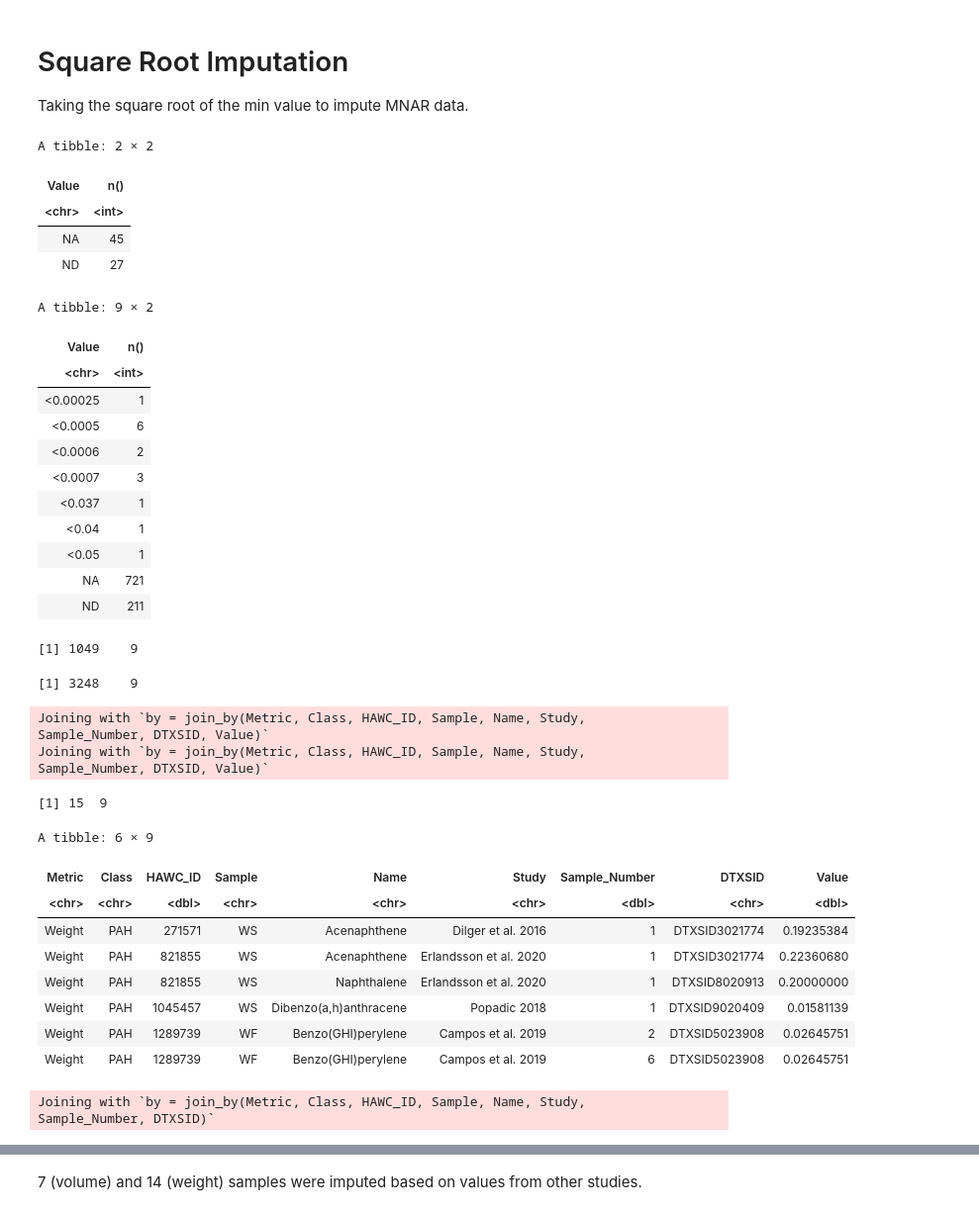
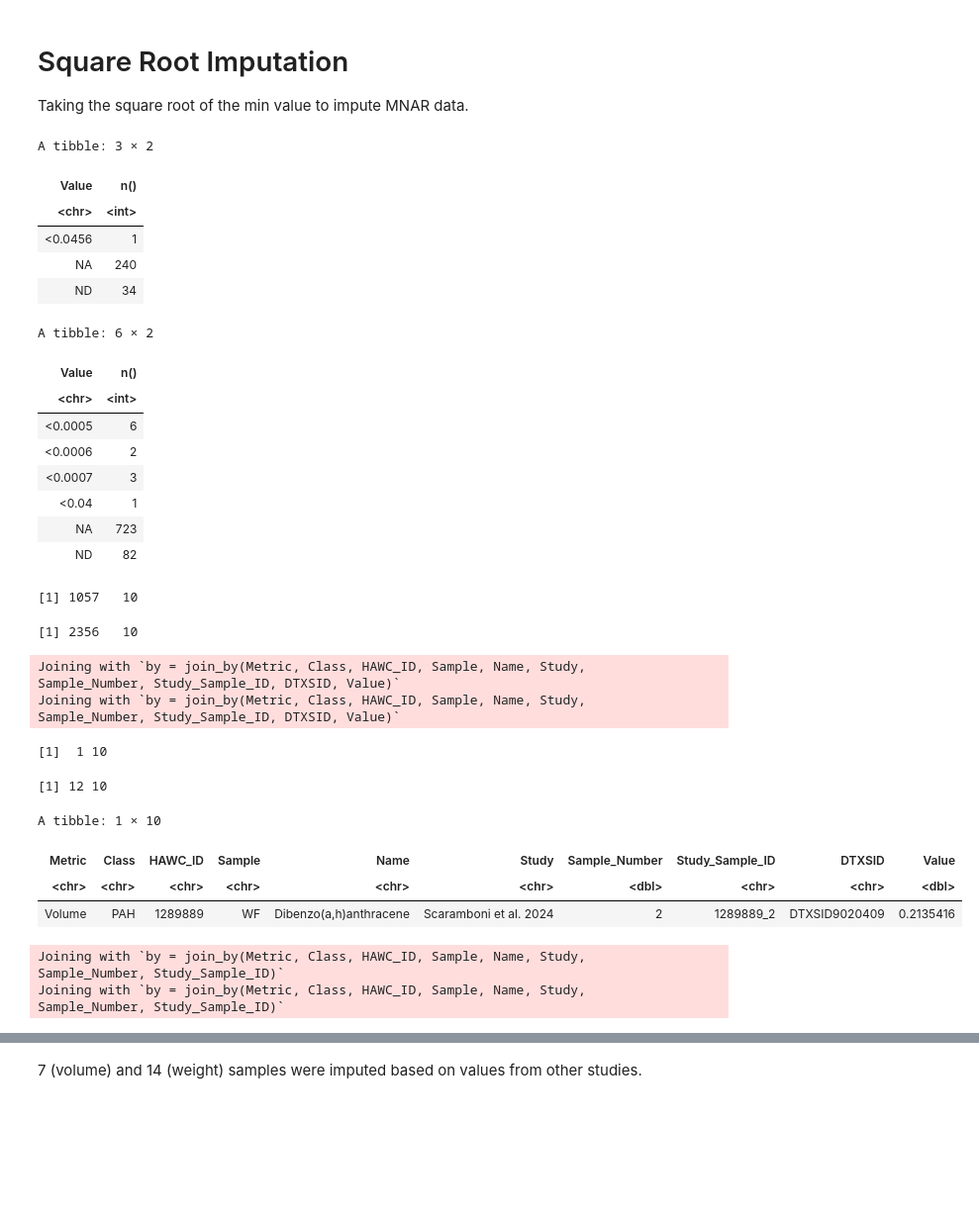
Before and after one commit to UNC-CEMALB/P1015.-Wildfire_Suffcient_Similiarity, a Jupyter notebook: 1. Data Processing/Data Processing.ipynb, the cells around one changed output, grey strips where cells are left out. Shown at 99% size. Drawn from its saved outputs; the diff is of its cells as text; code cells hidden in the pictures; blank space fills up the shorter version.

```diff
--- a/1. Data Processing/Data Processing.ipynb
+++ b/1. Data Processing/Data Processing.ipynb
@@ -2,7 +2,7 @@
 .libPaths(R.home('/opt/homebrew/Caskroom/miniforge/base/lib/R/library'))
 # %%
 Output = '/Users/alexis/Library/CloudStorage/OneDrive-UniversityofNorthCarolinaatChapelHill/CEMALB_DataAnalysisPM/Projects/P1015. Fire Sufficient Similarity/P1015.3. Analyses/P1015.3.2. Data Processing/Output'
-cur_date = '071725'
+cur_date = '012226'
 
 library(missForest)
 library(readxl)
@@ -12,9 +12,9 @@ library(factoextra)
 library(ggh4x)
 
 # reading in files
-ws_df = data.frame(Sample = 'WS', read_excel("Input/Woodsmoke_Data_053125.xlsx", sheet = 2)) %>%
+ws_df = data.frame(Sample = 'WS', read_excel("Input/Woodsmoke_Data_012226.xlsx", sheet = 2)) %>%
     select(-Number)
-wf_df = data.frame(Sample = 'WF', read_excel("Input/Wildfire_Data_053125.xlsx", sheet = 2)) %>%
+wf_df = data.frame(Sample = 'WF', read_excel("Input/Wildfire_Data_012226.xlsx", sheet = 2)) %>%
     select(-Number)
 # %% [output]
 ── Attaching core tidyverse packages ──────────────────────── tidyverse 2.0.0 ──
@@ -99,7 +99,7 @@ sample_type_presence_df = combined_df %>%
     group_by(Metric, Sample, Name) %>%
     # calculating the percentage of experimental data points
     reframe(Variable_Presence_Percentage = (sum(count)/n()) * 100) %>%
-    filter(Variable_Presence_Percentage >= 20)
+    filter(Variable_Presence_Percentage >= 25)
 
 head(sample_type_presence_df)
 # %% [output]
@@ -148,7 +165,7 @@ study_type_presence_df = filter1_df %>%
     group_by(Metric, Class, HAWC_ID) %>%
     # calculating the percentage of experimental data points
     reframe(Study_Presence_Percentage = (sum(count)/n()) * 100) %>%
-    filter(Study_Presence_Percentage >= 20)
+    filter(Study_Presence_Percentage >= 25)
 
 head(study_type_presence_df)
 # %% [output]
@@ -262,29 +279,27 @@ weight_df %>%
     group_by(Value) %>%
     summarize(n())
 # %% [output]
-A tibble: 2 × 2
+A tibble: 3 × 2
 | Value | n() |
 | <chr> | <int> |
-| NA | 45 |
-| ND | 27 |
+| <0.0456 | 1 |
+| NA | 240 |
+| ND | 34 |
-A tibble: 9 × 2
+A tibble: 6 × 2
 | Value | n() |
 | <chr> | <int> |
-| <0.00025 | 1 |
 | <0.0005 | 6 |
 | <0.0006 | 2 |
 | <0.0007 | 3 |
-| <0.037 | 1 |
 | <0.04 | 1 |
-| <0.05 | 1 |
-| NA | 721 |
-| ND | 211 |
+| NA | 723 |
+| ND | 82 |
 # %%
 dim(vol_df)
 dim(weight_df)
 # %% [output]
-[1] 1049    9
+[1] 1057   10
-[1] 3248    9
+[1] 2356   10
 # %%
 # creating a df for MAR data
 mar_weight_df = weight_df %>%
@@ -294,37 +309,41 @@ mar_vol_df = vol_df %>%
 
 # creating dfs for studies that contain MNAR data
 preimputed_lod_weight_df = anti_join(weight_df, mar_weight_df)
-preimputed_vol_df = anti_join(vol_df, mar_vol_df)
+preimputed_lod_vol_df = anti_join(vol_df, mar_vol_df)
 # %% [output]
 Joining with `by = join_by(Metric, Class, HAWC_ID, Sample, Name, Study,
-Sample_Number, DTXSID, Value)`
+Sample_Number, Study_Sample_ID, DTXSID, Value)`
 Joining with `by = join_by(Metric, Class, HAWC_ID, Sample, Name, Study,
-Sample_Number, DTXSID, Value)`
+Sample_Number, Study_Sample_ID, DTXSID, Value)`
 # %%
 # first imputing non detect values for studies that had a limit of detection (LOD) provided
-lod_values_df = preimputed_lod_weight_df %>%
+lod_values_vol_df = preimputed_lod_vol_df %>%
+    filter(grepl("<", Value)) %>%
+    separate(Value, sep = '<', into = c(NA, 'Value')) %>%
+    mutate(Value = sqrt(as.numeric(Value)))
+lod_values_weight_df = preimputed_lod_weight_df %>%
     filter(grepl("<", Value)) %>%
     separate(Value, sep = '<', into = c(NA, 'Value')) %>%
     mutate(Value = sqrt(as.numeric(Value)))
 
-dim(lod_values_df)
-head(lod_values_df)
+dim(lod_values_vol_df)
+dim(lod_values_weight_df)
+head(lod_values_vol_df)
 
 # adding these newly imputed values back into the df
-preimputed_weight_df = rbind(anti_join(preimputed_lod_weight_df, lod_values_df[,1:8]), lod_values_df)
+preimputed_vol_df = rbind(anti_join(preimputed_lod_vol_df, lod_values_vol_df[,1:8]), lod_values_vol_df)
+preimputed_weight_df = rbind(anti_join(preimputed_lod_weight_df, lod_values_weight_df[,1:8]), lod_values_weight_df)
 # %% [output]
-[1] 15  9
+[1]  1 10
-A tibble: 6 × 9
+[1] 12 10
+A tibble: 1 × 10
-| Metric | Class | HAWC_ID | Sample | Name | Study | Sample_Number | DTXSID | Value |
-| <chr> | <chr> | <dbl> | <chr> | <chr> | <chr> | <dbl> | <chr> | <dbl> |
-| Weight | PAH | 271571 | WS | Acenaphthene | Dilger et al. 2016 | 1 | DTXSID3021774 | 0.19235384 |
-| Weight | PAH | 821855 | WS | Acenaphthene | Erlandsson et al. 2020 | 1 | DTXSID3021774 | 0.22360680 |
-| Weight | PAH | 821855 | WS | Naphthalene | Erlandsson et al. 2020 | 1 | DTXSID8020913 | 0.20000000 |
-| Weight | PAH | 1045457 | WS | Dibenzo(a,h)anthracene | Popadic 2018 | 1 | DTXSID9020409 | 0.01581139 |
-| Weight | PAH | 1289739 | WF | Benzo(GHI)perylene | Campos et al. 2019 | 2 | DTXSID5023908 | 0.02645751 |
-| Weight | PAH | 1289739 | WF | Benzo(GHI)perylene | Campos et al. 2019 | 6 | DTXSID5023908 | 0.02645751 |
+| Metric | Class | HAWC_ID | Sample | Name | Study | Sample_Number | Study_Sample_ID | DTXSID | Value |
+| <chr> | <chr> | <chr> | <chr> | <chr> | <chr> | <dbl> | <chr> | <chr> | <dbl> |
+| Volume | PAH | 1289889 | WF | Dibenzo(a,h)anthracene | Scaramboni et al. 2024 | 2 | 1289889_2 | DTXSID9020409 | 0.2135416 |
-Joining with `by = join_by(Metric, Class, HAWC_ID, Sample, Name, Study,
-Sample_Number, DTXSID)`
+Joining with `by = join_by(Metric, Class, HAWC_ID, Sample, Name, Study,
+Sample_Number, Study_Sample_ID)`
+Joining with `by = join_by(Metric, Class, HAWC_ID, Sample, Name, Study,
+Sample_Number, Study_Sample_ID)`
 # %%
 preimputed_weight_df$Value = as.numeric(preimputed_weight_df$Value)
 preimputed_vol_df$Value = as.numeric(preimputed_vol_df$Value)
```
Also changed, not shown: parts of 29 cells of this notebook.
